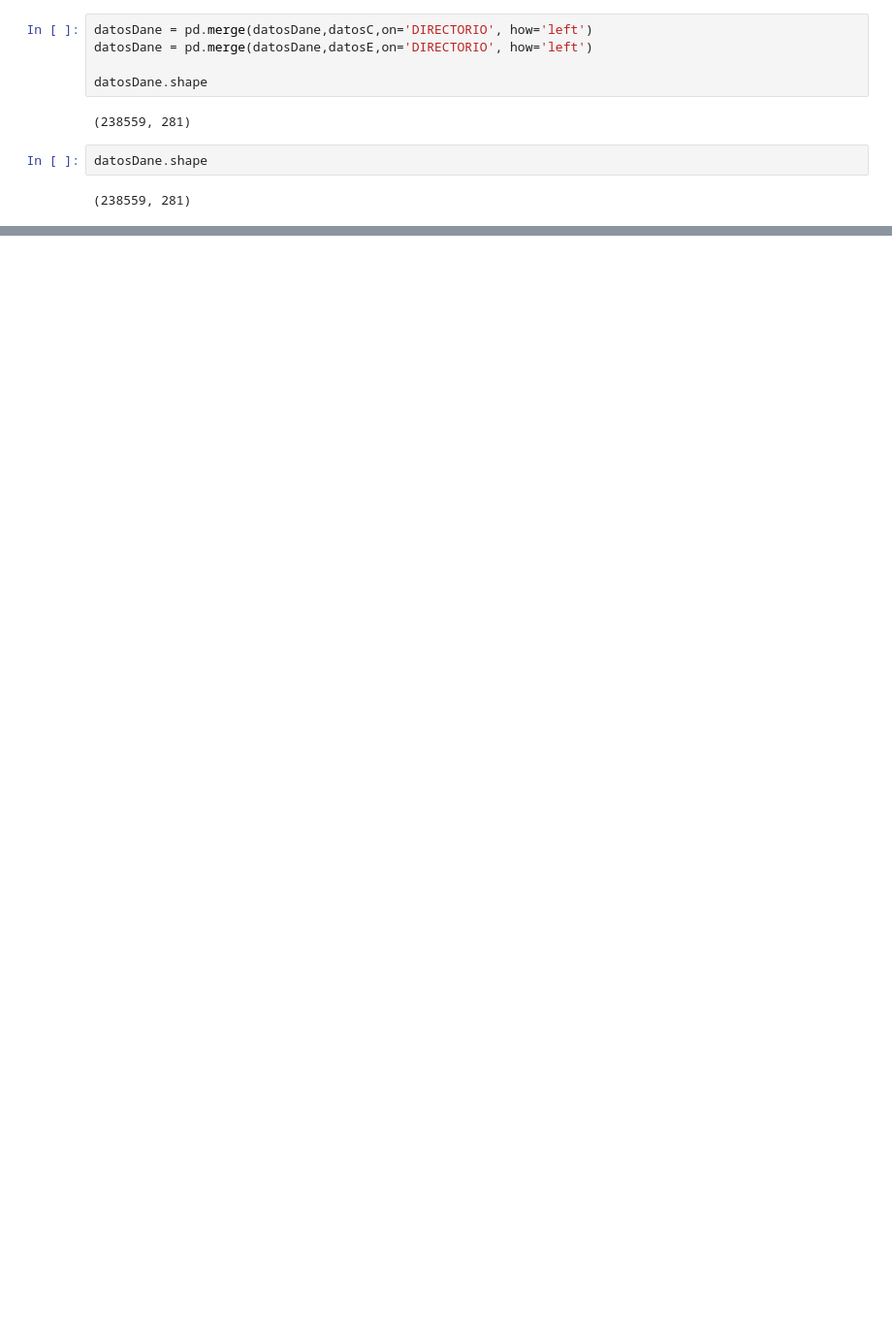
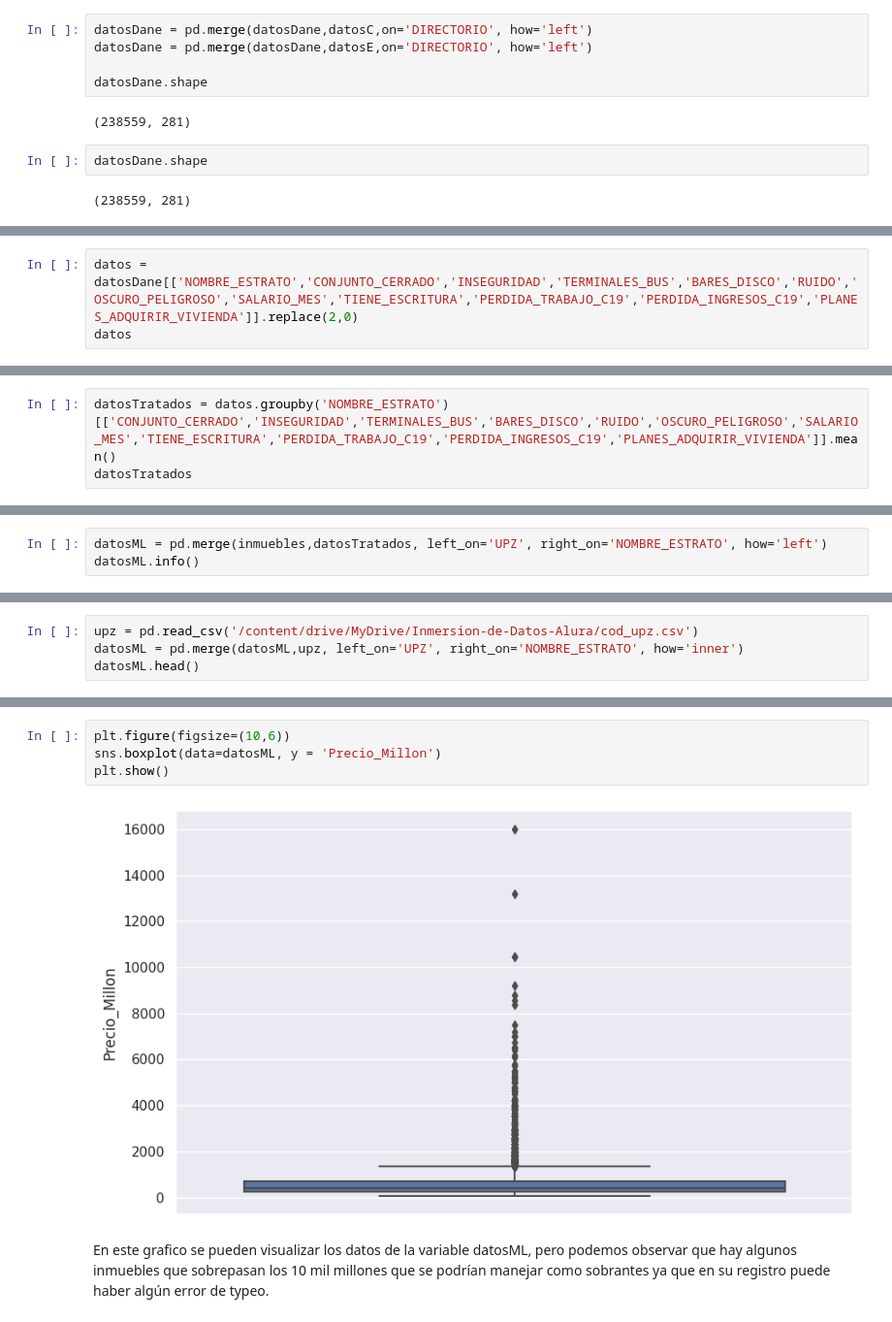
Before and after one commit to Yoel-Gasca/InmersionDatos, a Jupyter notebook: Inmersion_Datos.ipynb, the cells around one changed output, grey strips where cells are left out. Shown at 97% size. Cells and saved outputs as stored; diff of their text form; blank space fills up the shorter version.

```diff
--- a/Inmersion_Datos.ipynb
+++ b/Inmersion_Datos.ipynb
@@ -833,0 +967,3 @@ Con esto generamos mas columnas de informacion en el Dataset.
+# %%
+datos = datosDane[['NOMBRE_ESTRATO','CONJUNTO_CERRADO','INSEGURIDAD','TERMINALES_BUS','BARES_DISCO','RUIDO','OSCURO_PELIGROSO','SALARIO_MES','TIENE_ESCRITURA','PERDIDA_TRABAJO_C19','PERDIDA_INGRESOS_C19','PLANES_ADQUIRIR_VIVIENDA']].replace(2,0)
+datos
@@ -833,0 +1006,3 @@ Con esto generamos mas columnas de informacion en el Dataset.
+# %%
+datosTratados = datos.groupby('NOMBRE_ESTRATO')[['CONJUNTO_CERRADO','INSEGURIDAD','TERMINALES_BUS','BARES_DISCO','RUIDO','OSCURO_PELIGROSO','SALARIO_MES','TIENE_ESCRITURA','PERDIDA_TRABAJO_C19','PERDIDA_INGRESOS_C19','PLANES_ADQUIRIR_VIVIENDA']].mean()
+datosTratados
@@ -833,0 +1044,3 @@ Con esto generamos mas columnas de informacion en el Dataset.
+# %%
+datosML = pd.merge(inmuebles,datosTratados, left_on='UPZ', right_on='NOMBRE_ESTRATO', how='left')
+datosML.info()
@@ -833,0 +1067,4 @@ Con esto generamos mas columnas de informacion en el Dataset.
+# %%
+upz = pd.read_csv('/content/drive/MyDrive/Inmersion-de-Datos-Alura/cod_upz.csv')
+datosML = pd.merge(datosML,upz, left_on='UPZ', right_on='NOMBRE_ESTRATO', how='inner')
+datosML.head()
@@ -833,0 +1101,8 @@ Con esto generamos mas columnas de informacion en el Dataset.
+# %%
+plt.figure(figsize=(10,6))
+sns.boxplot(data=datosML, y = 'Precio_Millon')
+plt.show()
+# %% [output]
+[figure, added]
+# %% [markdown]
+En este grafico se pueden visualizar los datos de la variable datosML, pero podemos observar que hay algunos inmuebles que sobrepasan los 10 mil millones que se podrían manejar como sobrantes ya que en su registro puede haber algún error de typeo.
```
Also changed, not shown: parts of 121 cells of this notebook.
